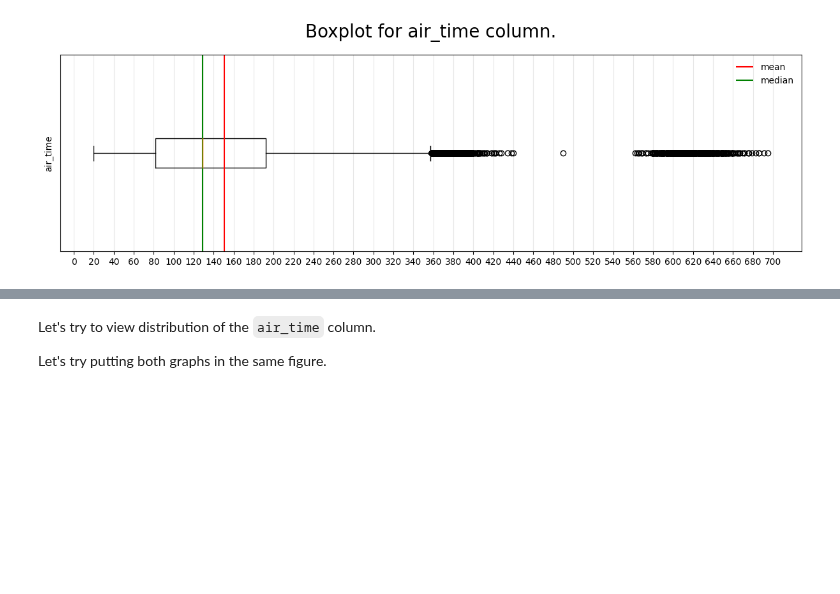
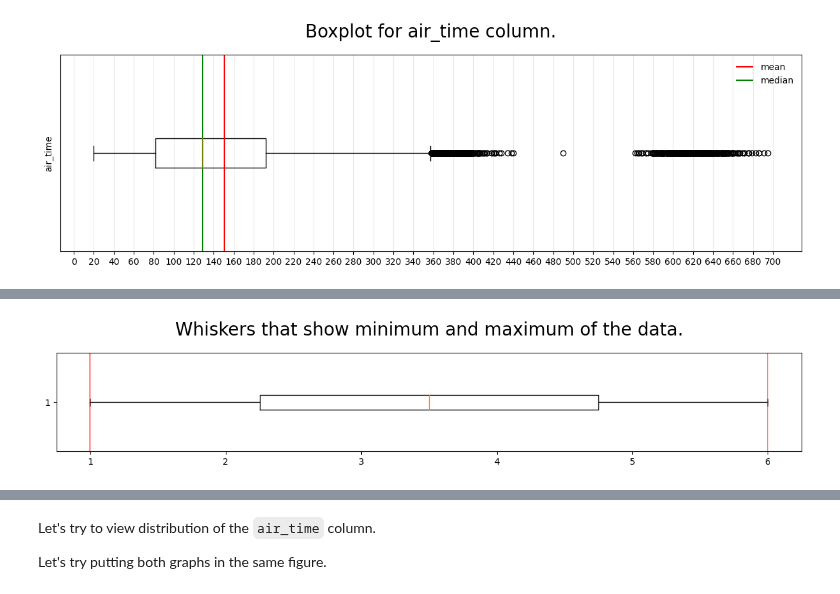
Before and after one commit to datakolektiv/dss03python2023, a Jupyter notebook: session06/dss03_py_session06.ipynb, the cells around one changed output, grey strips where cells are left out. Cells and saved outputs as stored; diff of their text form; code cells hidden in the pictures; blank space fills up the shorter version.

```diff
--- a/session06/dss03_py_session06.ipynb
+++ b/session06/dss03_py_session06.ipynb
@@ -740,0 +758,11 @@ plt.legend(framealpha=.0);
+# %%
+plt.figure(figsize=(15, 2))
+
+x = [1,2,3,4,5,6]
+plt.boxplot(x, vert=False);
+ymin, ymax = plt.gca().get_ylim()
+
+plt.vlines([np.min(x), np.max(x)], ymin=ymin, ymax=ymax, alpha=.5, color='red');
+plt.title('Whiskers that show minimum and maximum of the data.', size=20, pad=20);
+# %% [output]
+[figure, added]
```
Also changed, not shown: parts of 10 cells of this notebook, 1 other file.
